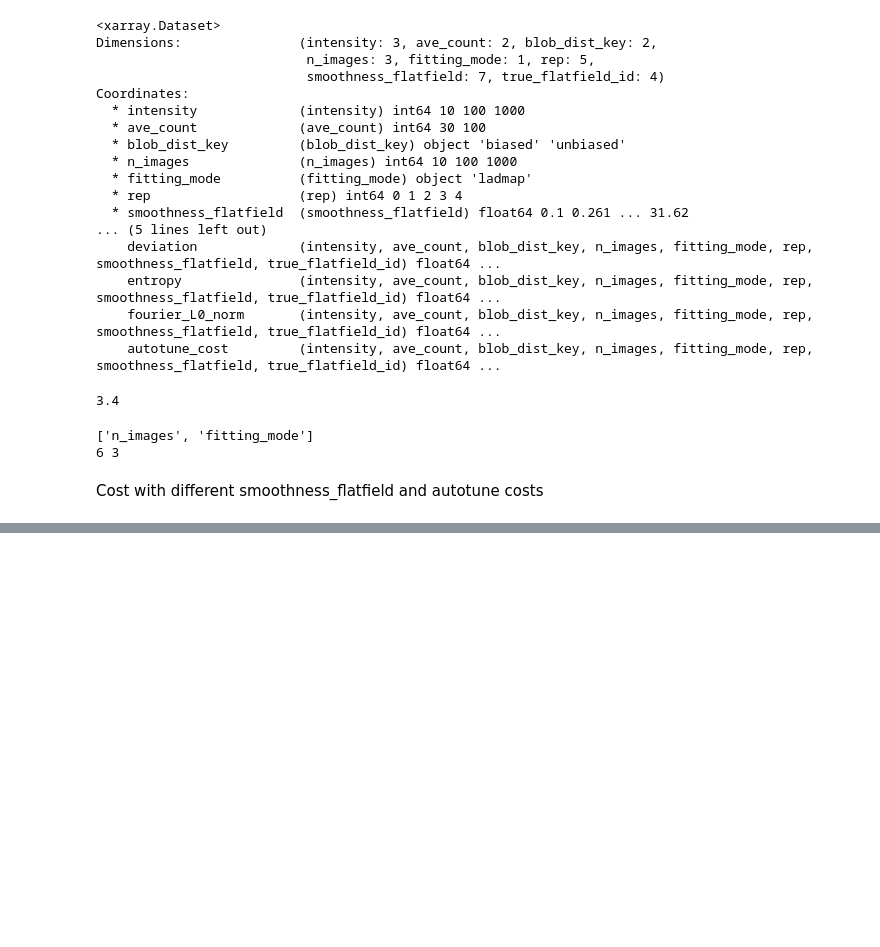
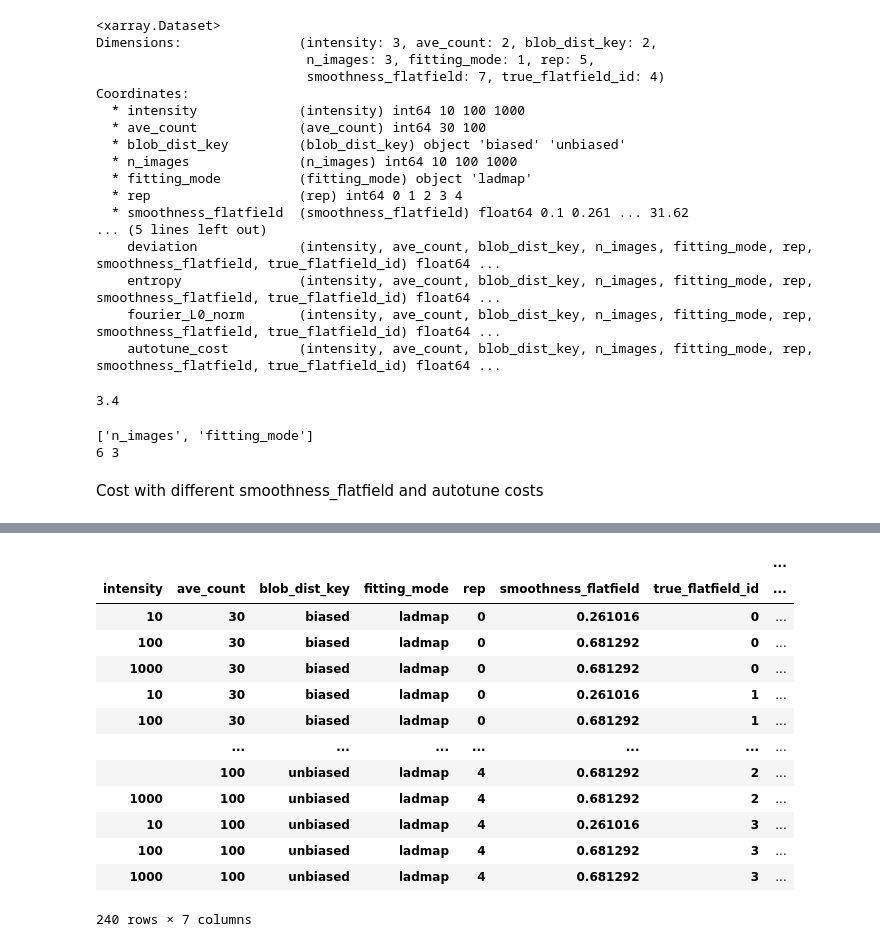
Before and after one commit to yfukai/BaSiCpy, a Jupyter notebook: misc_notebooks/analysis_for_publication/synthesized_data/002c_plot.ipynb, the cells around one changed output, grey strips where cells are left out. Saved outputs shown, nothing was run; the diff lists cells and outputs as text; code cells hidden in the pictures; blank space fills up the shorter version.

```diff
--- a/misc_notebooks/analysis_for_publication/synthesized_data/002c_plot.ipynb
+++ b/misc_notebooks/analysis_for_publication/synthesized_data/002c_plot.ipynb
@@ -320,0 +359,10 @@ save_and_copy_fig(fig, "figS_synthesized_data_all")
+# %%
+param_sets2 = [
+    # {"n_images":10, "intensity": 1000, "ave_count": 30,},
+    {
+        "n_images": 10,
+        "intensity": 10,
+        "ave_count": 100,
+    },
+    {"n_images": 1000, "intensity": 1000, "ave_count": 30},
+]
@@ -320,0 +471,17 @@ save_and_copy_fig(fig, "figS_synthesized_data_all")
+# %%
+min_deviation.reset_index().set_index(df.index)
+# %% [output]
+|  |  |  |  |  |  |  | ... |
+| intensity | ave_count | blob_dist_key | fitting_mode | rep | smoothness_flatfield | true_flatfield_id | ... |
+| 10 | 30 | biased | ladmap | 0 | 0.261016 | 0 | ... |
+| 100 | 30 | biased | ladmap | 0 | 0.681292 | 0 | ... |
+| 1000 | 30 | biased | ladmap | 0 | 0.681292 | 0 | ... |
+| 10 | 30 | biased | ladmap | 0 | 0.261016 | 1 | ... |
+| 100 | 30 | biased | ladmap | 0 | 0.681292 | 1 | ... |
+|  | ... | ... | ... | ... | ... | ... | ... |
+|  | 100 | unbiased | ladmap | 4 | 0.681292 | 2 | ... |
+| 1000 | 100 | unbiased | ladmap | 4 | 0.681292 | 2 | ... |
+| 10 | 100 | unbiased | ladmap | 4 | 0.261016 | 3 | ... |
+| 100 | 100 | unbiased | ladmap | 4 | 0.681292 | 3 | ... |
+| 1000 | 100 | unbiased | ladmap | 4 | 0.681292 | 3 | ... |
+240 rows × 7 columns
```
Also changed, not shown: parts of 10 cells of this notebook, 5 other files.
